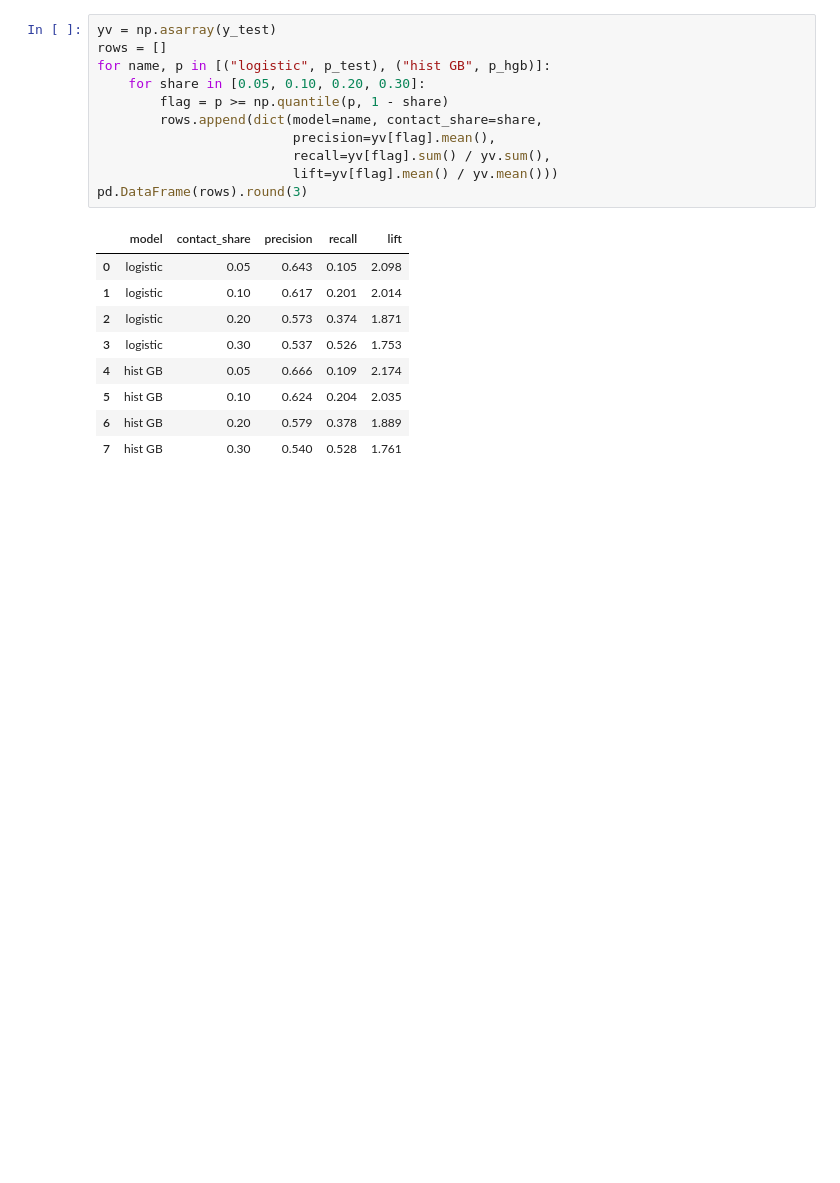
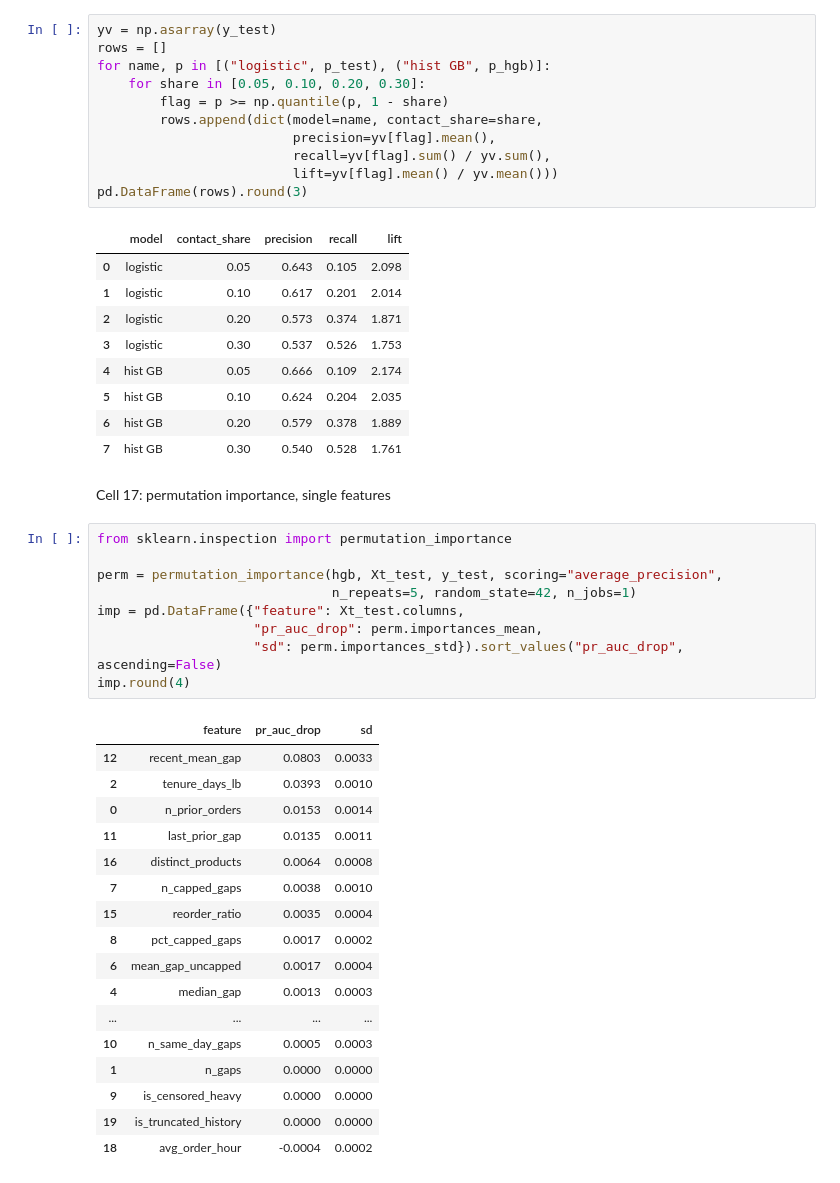
Before and after one commit to fahimhasan-data/instacart-churn-engine, a Jupyter notebook: notebooks/02_baselines.ipynb, the cells around one changed output. Saved outputs shown, nothing was run; the diff lists cells and outputs as text; blank space fills up the shorter version.

```diff
--- a/notebooks/02_baselines.ipynb
+++ b/notebooks/02_baselines.ipynb
@@ -332,3 +332,32 @@ pd.DataFrame(rows).round(3)
 | 5 | hist GB | 0.10 | 0.624 | 0.204 | 2.035 |
 | 6 | hist GB | 0.20 | 0.579 | 0.378 | 1.889 |
 | 7 | hist GB | 0.30 | 0.540 | 0.528 | 1.761 |
+# %% [markdown]
+Cell 17: permutation importance, single features
+# %%
+from sklearn.inspection import permutation_importance
+
+perm = permutation_importance(hgb, Xt_test, y_test, scoring="average_precision",
+                              n_repeats=5, random_state=42, n_jobs=1)
+imp = pd.DataFrame({"feature": Xt_test.columns,
+                    "pr_auc_drop": perm.importances_mean,
+                    "sd": perm.importances_std}).sort_values("pr_auc_drop", ascending=False)
+imp.round(4)
+# %% [output]
+|  | feature | pr_auc_drop | sd |
+| 12 | recent_mean_gap | 0.0803 | 0.0033 |
+| 2 | tenure_days_lb | 0.0393 | 0.0010 |
+| 0 | n_prior_orders | 0.0153 | 0.0014 |
+| 11 | last_prior_gap | 0.0135 | 0.0011 |
+| 16 | distinct_products | 0.0064 | 0.0008 |
+| 7 | n_capped_gaps | 0.0038 | 0.0010 |
+| 15 | reorder_ratio | 0.0035 | 0.0004 |
+| 8 | pct_capped_gaps | 0.0017 | 0.0002 |
+| 6 | mean_gap_uncapped | 0.0017 | 0.0004 |
+| 4 | median_gap | 0.0013 | 0.0003 |
+| ... | ... | ... | ... |
+| 10 | n_same_day_gaps | 0.0005 | 0.0003 |
+| 1 | n_gaps | 0.0000 | 0.0000 |
+| 9 | is_censored_heavy | 0.0000 | 0.0000 |
+| 19 | is_truncated_history | 0.0000 | 0.0000 |
+| 18 | avg_order_hour | -0.0004 | 0.0002 |
```
Also changed, not shown: parts of 4 cells of this notebook, 2 other files.
